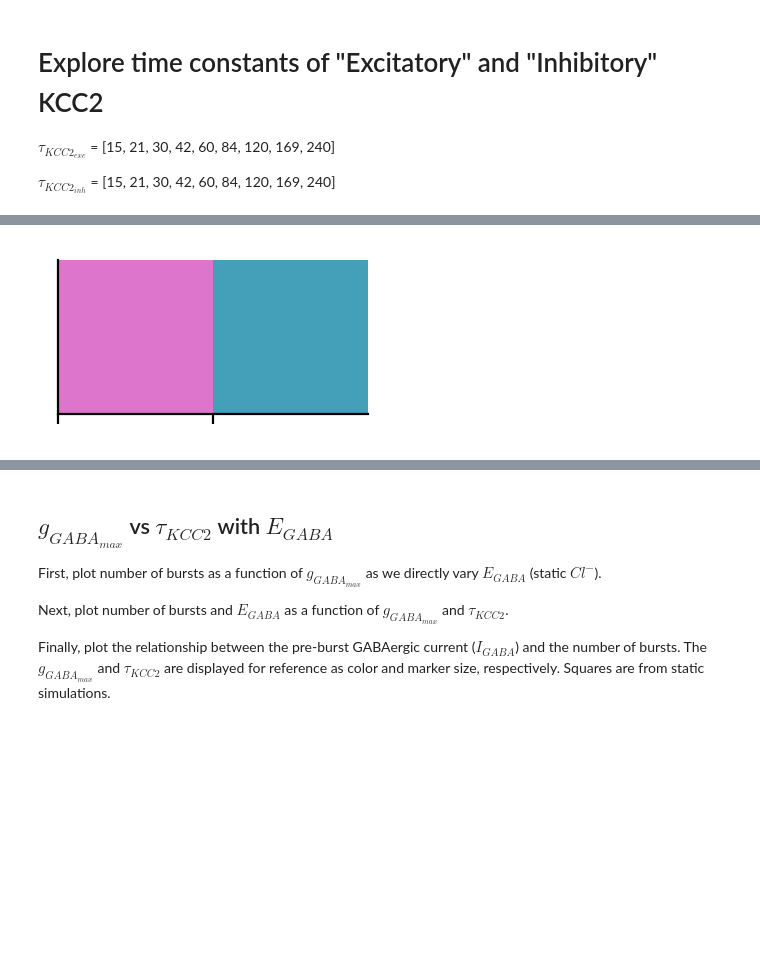
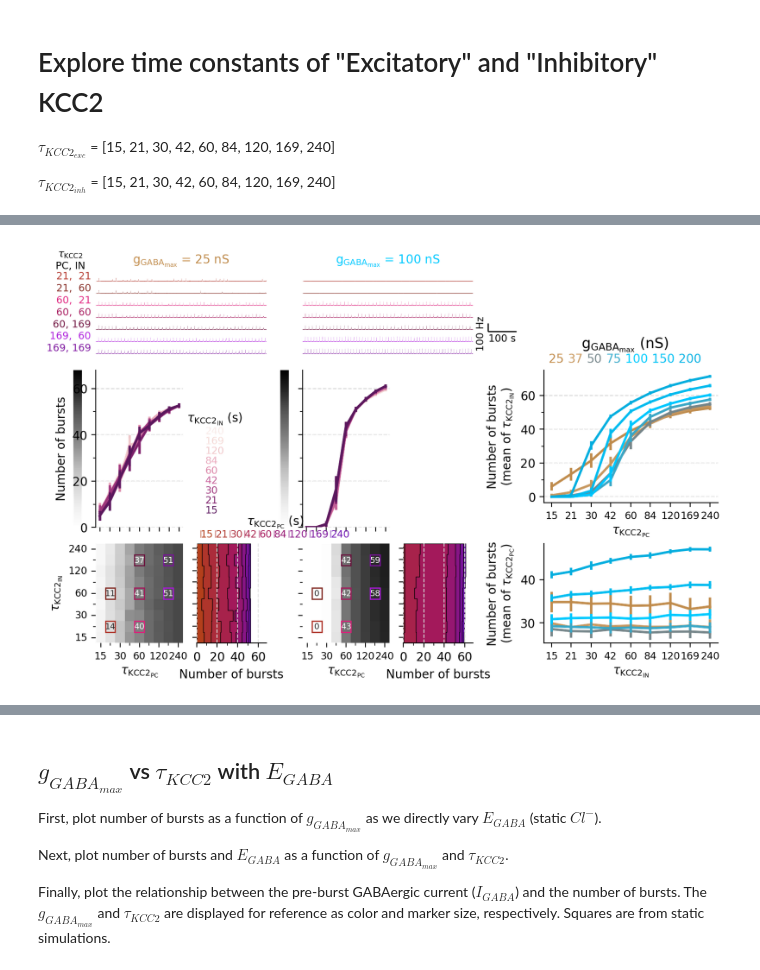
Before and after one commit to ChrisCurrin/goldilocks-GABA, a Jupyter notebook: lrd_figures.ipynb, the cells around one changed output, grey strips where cells are left out. Cells and saved outputs as stored; diff of their text form; code cells hidden in the pictures; blank space fills up the shorter version.

```diff
--- a/lrd_figures.ipynb
+++ b/lrd_figures.ipynb
@@ -245,4 +260,9 @@ plotting heatmaps (g_gaba=100): : 2it [00:03,  1.91s/it, formatting]
-# %%
-sns.palplot([COLOR.G_GABA_SM.to_rgba(25), COLOR.G_GABA_SM.to_rgba(100)])
-# %% [output]
-[figure, removed]
+# %%
+tau.plot(
+    plot_ggaba=[25, 100],
+    df_num_bursts=df_num_bursts,
+    vmax=df_num_bursts[df_num_bursts["g_GABA"].isin([25, 150])][
+        "Number of bursts"
+    ].max(),
+)
+# %% [output]
@@ -249 +272,2 @@ sns.palplot([COLOR.G_GABA_SM.to_rgba(25), COLOR.G_GABA_SM.to_rgba(100)])
+[figure, added]
 # %%
```
Also changed, not shown: parts of 17 cells of this notebook, 9 other files.
